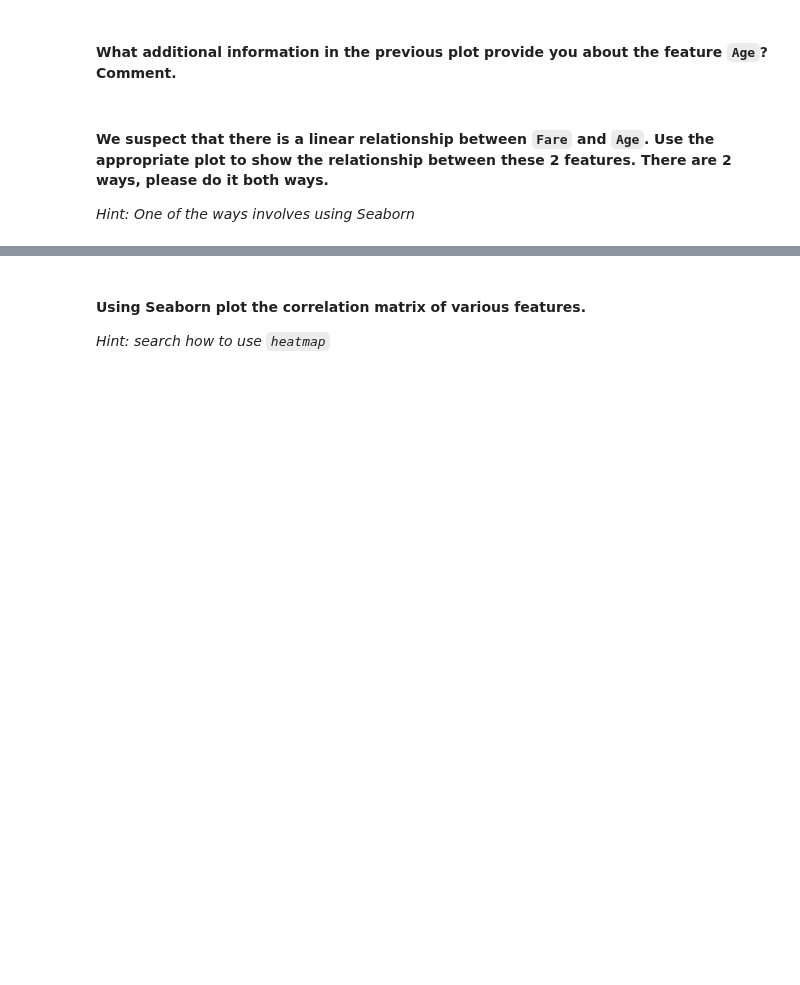
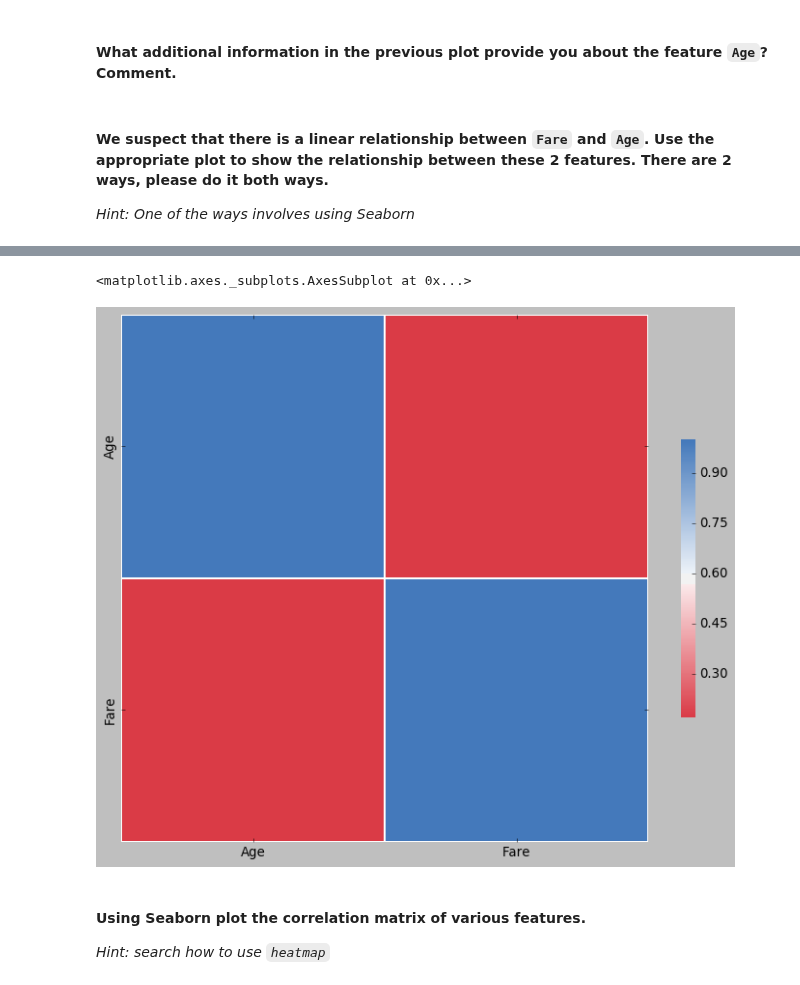
Before and after one commit to fuentebermudez/data-labs, a Jupyter notebook: module-2/lab-matplotlib-seaborn/your-code/challenge-3.ipynb, the cells around one changed output, grey strips where cells are left out. Saved outputs shown, nothing was run; the diff lists cells and outputs as text; code cells hidden in the pictures; blank space fills up the shorter version.

```diff
--- a/module-2/lab-matplotlib-seaborn/your-code/challenge-3.ipynb
+++ b/module-2/lab-matplotlib-seaborn/your-code/challenge-3.ipynb
@@ -149,3 +171,13 @@ sns.barplot(x=gender.index, y=gender.values)
+# %%
+# your code-2nd way
+cmap = sns.diverging_palette(10, 250, as_cmap=True)
+f, ax = plt.subplots(figsize=(11, 9))
+sns.heatmap(corr, cmap=cmap,
+        square=True,
+        linewidths=.5, cbar_kws={"shrink": .5}, ax=ax)
+# %% [output]
+<matplotlib.axes._subplots.AxesSubplot at 0x...>
+[figure, added]
 # %% [markdown]
 #### Using Seaborn plot the correlation matrix of various features.
 
```
Also changed, not shown: parts of 16 cells of this notebook.
